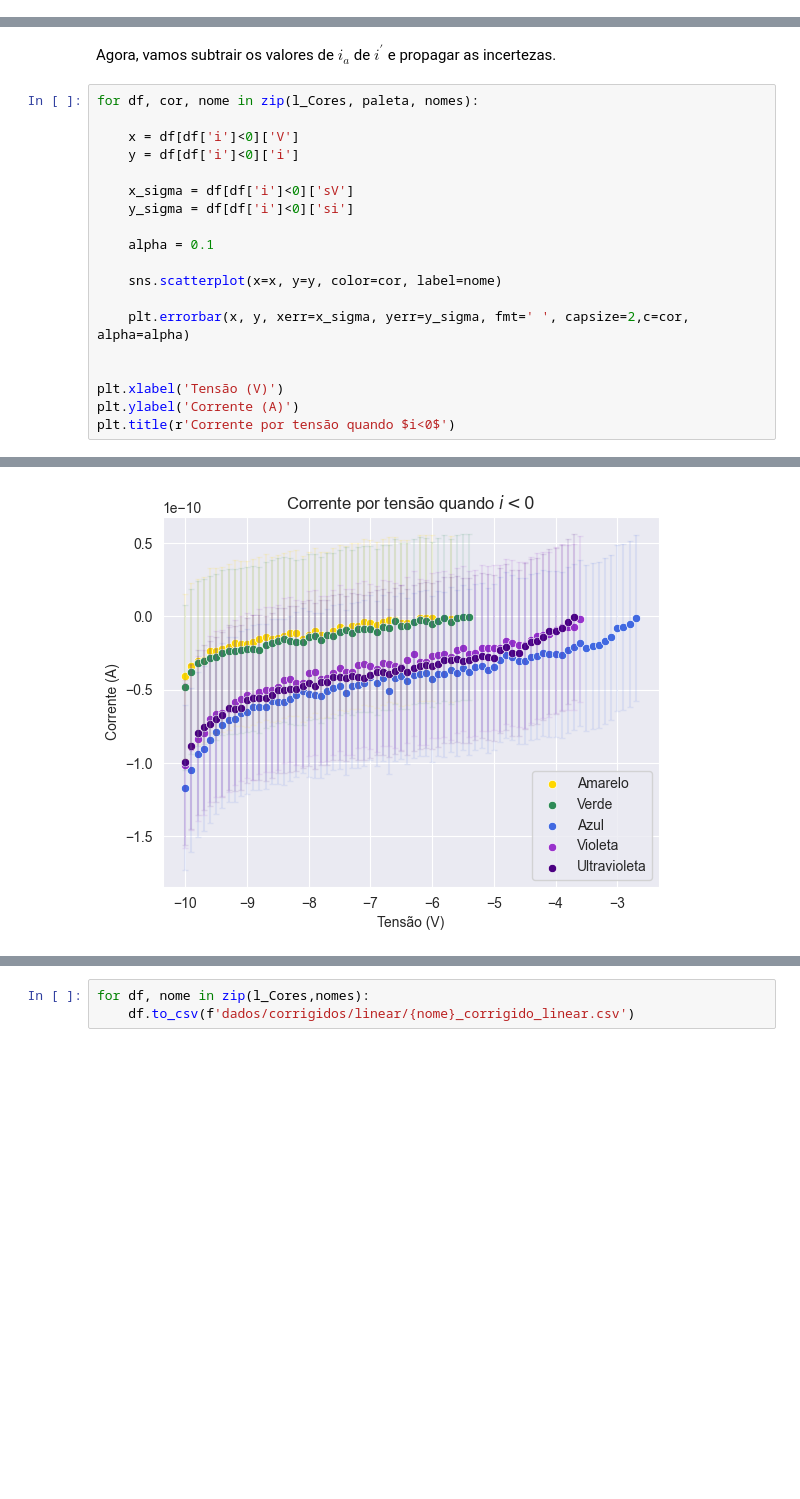
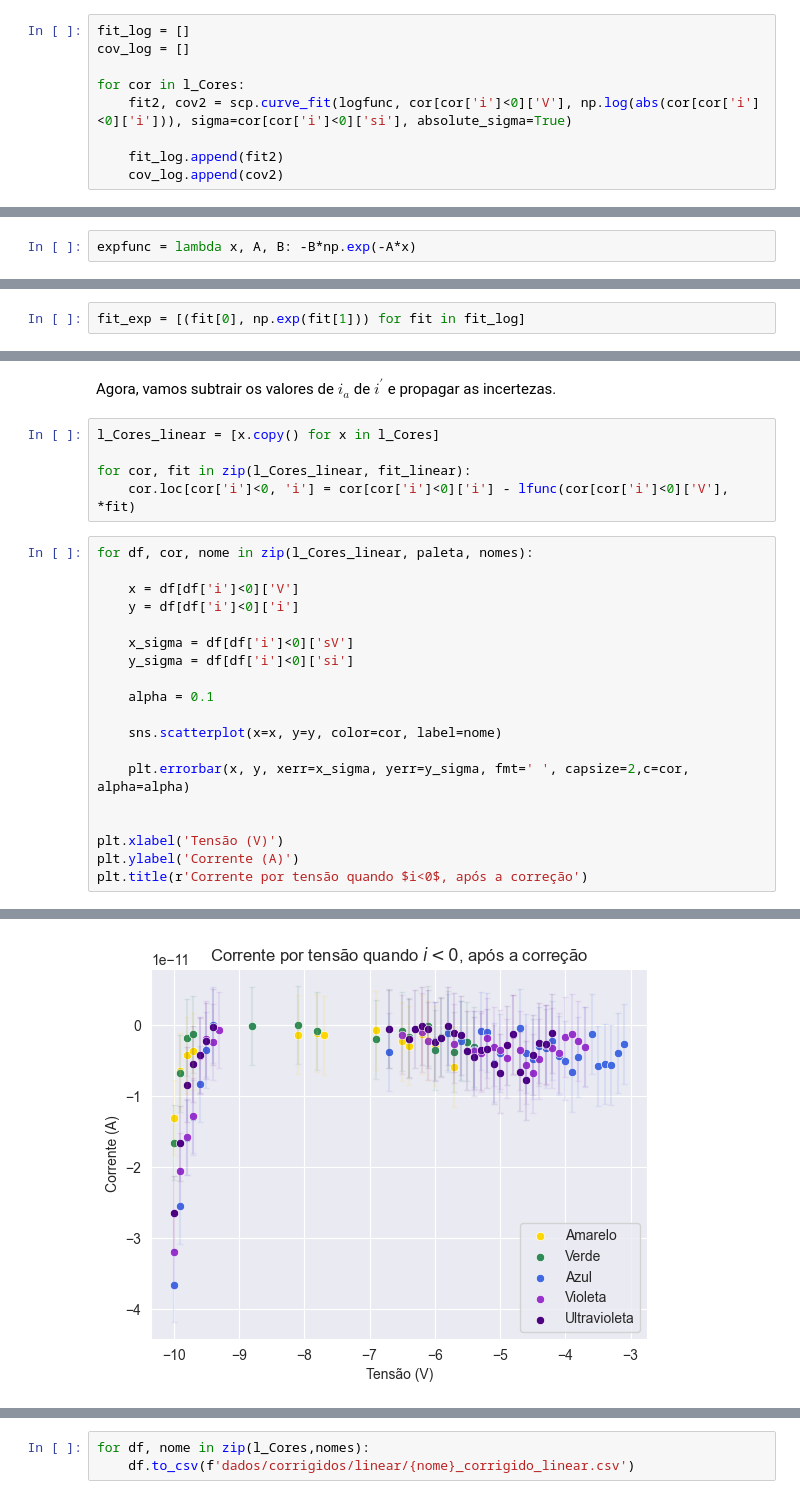
Before and after one commit to desenfados-digitais/lab_V, a Jupyter notebook: Exp1/analise.ipynb, the cells around one changed output, grey strips where cells are left out. Saved outputs shown, nothing was run; the diff lists cells and outputs as text; blank space fills up the shorter version.

```diff
--- a/Exp1/analise.ipynb
+++ b/Exp1/analise.ipynb
@@ -204,0 +246,9 @@ for df, fit, cor, nome in zip(l_Cores, fit_linear, paleta, nomes):
+# %%
+fit_log = []
+cov_log = []
+
+for cor in l_Cores:
+    fit2, cov2 = scp.curve_fit(logfunc, cor[cor['i']<0]['V'], np.log(abs(cor[cor['i']<0]['i'])), sigma=cor[cor['i']<0]['si'], absolute_sigma=True)
+
+    fit_log.append(fit2)
+    cov_log.append(cov2)
@@ -204,0 +312,2 @@ for df, fit, cor, nome in zip(l_Cores, fit_linear, paleta, nomes):
+# %%
+expfunc = lambda x, A, B: -B*np.exp(-A*x)
@@ -204,0 +316,2 @@ for df, fit, cor, nome in zip(l_Cores, fit_linear, paleta, nomes):
+# %%
+fit_exp = [(fit[0], np.exp(fit[1])) for fit in fit_log]
@@ -205,7 +375,12 @@ for df, fit, cor, nome in zip(l_Cores, fit_linear, paleta, nomes):
 # %% [markdown]
 Agora, vamos subtrair os valores de $i_a$ de $i^\prime$ e propagar as incertezas.
+# %%
+l_Cores_linear = [x.copy() for x in l_Cores]
+
+for cor, fit in zip(l_Cores_linear, fit_linear):
+    cor.loc[cor['i']<0, 'i'] = cor[cor['i']<0]['i'] - lfunc(cor[cor['i']<0]['V'], *fit)
 # %%
-for df, cor, nome in zip(l_Cores, paleta, nomes):
+for df, cor, nome in zip(l_Cores_linear, paleta, nomes):
 
     x = df[df['i']<0]['V']
     y = df[df['i']<0]['i']
@@ -222,5 +397,5 @@ for df, cor, nome in zip(l_Cores, paleta, nomes):
 
 plt.xlabel('Tensão (V)')
 plt.ylabel('Corrente (A)')
-plt.title(r'Corrente por tensão quando $i<0$')
+plt.title(r'Corrente por tensão quando $i<0$, após a correção')
 # %% [output]
@@ -228 +403 @@ Text(0.5, 1.0, 'Corrente por tensão quando $i<0$')
-[figure, old version]
+[figure, new version]
```
Also changed, not shown: parts of 55 cells of this notebook.
